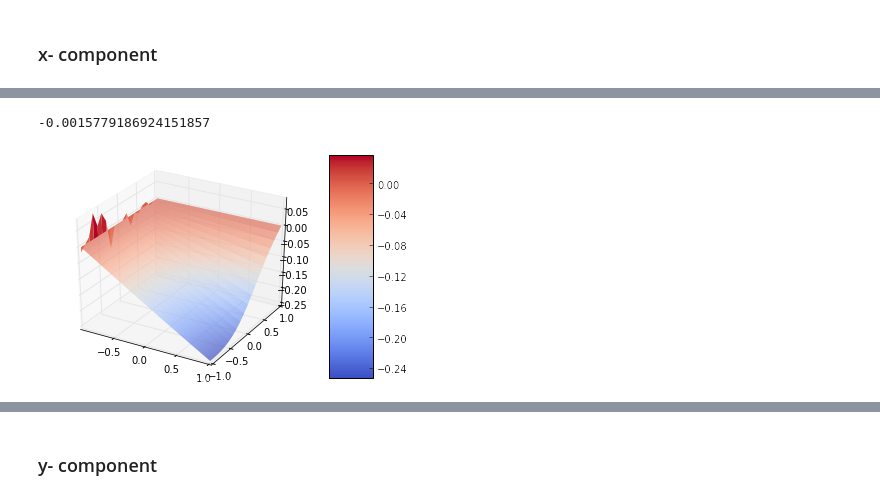
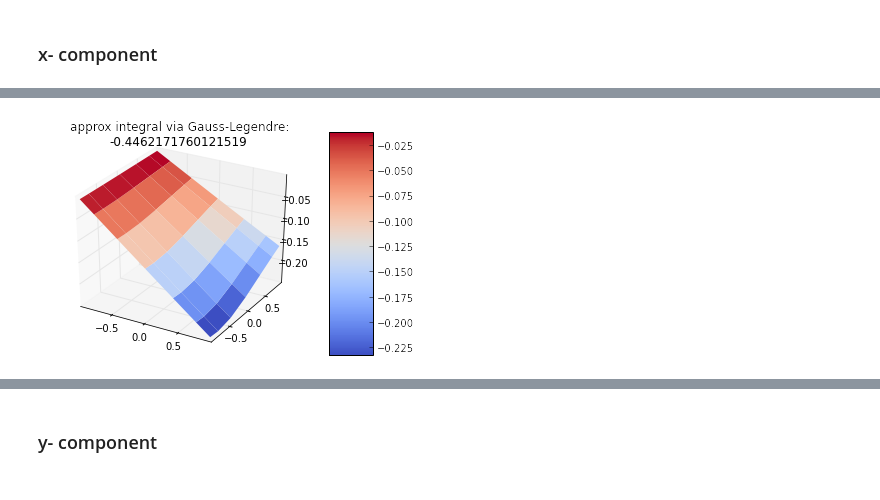
Before and after one commit to andy-c-huang/numerical-gems, a Jupyter notebook: duffy-transform-and-singularity-extraction.ipynb, the cells around one changed output, grey strips where cells are left out. Cells and saved outputs as stored; diff of their text form; code cells hidden in the pictures.

```diff
--- a/duffy-transform-and-singularity-extraction.ipynb
+++ b/duffy-transform-and-singularity-extraction.ipynb
@@ -537,27 +542,33 @@ display(dataDuffySing)
 # %%
-# asymptotic analysis
-
+# auxiliary functions
 dxp_dt1 = lambda D,t1,t2 : -0.5*D.c[0] + 0.5*(1.-(t2+1.)/2.)*D.a[0] + (t2+1.)/4.*D.b[0]
 dyp_dt1 = lambda D,t1,t2 : -0.5*D.c[1] + 0.5*(1.-(t2+1.)/2.)*D.a[1] + (t2+1.)/4.*D.b[1]
 dzp_dt1 = lambda D,t1,t2 : -0.5*D.c[2] + 0.5*(1.-(t2+1.)/2.)*D.a[2] + (t2+1.)/4.*D.b[2]
 fk = lambda D,t2 : numpy.linalg.norm([dxp_dt1(D,-1,t2), dyp_dt1(D,-1,t2), dzp_dt1(D,-1,t2)])
 fkcubed = lambda D,t2 : numpy.power(fk(D,t2),3.)
 
-T = Triangle((.2,0,0),(0,.2,0),(0,0,0))
+#T = Triangle((.2,0,0),(0,.2,0),(0,0,0))
+T = Triangle((0.13,-0.02,0),\
+             (0.13,+0.15,0),\
+             (0,0,0))
 rp = (0,0,0)
-f = lambda t1,t2 : 1./((t1+1.) * fkcubed(T,t2)) * dxp_dt1(T,-1,t2)
-g = lambda t1,t2 : gradg_x(T.coordsDuffy([t1,t2]),rp,k0) * (t1 + 1.)
-x = numpy.linspace(-1+1E-12,1.,1000)
 
+# singular integrand (kernel), model, and extraction result
 model = lambda D,t1,t2 : 1./((t1+1.) * fkcubed(D,t2)) * dxp_dt1(D,-1,t2)
 kernel = lambda D,t1,t2 : gradg_x(D.coordsDuffy([t1,t2]),rp,k0) * (t1 + 1.)
 extracted = lambda D,t1,t2 : model(D,t1,t2) + kernel(D,t1,t2)
 
-t2array = list(numpy.linspace(-1,1.,20))
-for t2 in t2array:
-    plt.plot(x, [numpy.imag(model(T,p,t2)+kernel(T,p,t2)) for p in x],label=str(t2)+' sum')
+# plot slices over the interval t1 \in (-1,1) with t2 fixed
+t1array = numpy.polynomial.legendre.leggauss(100)[0]
+t2array = numpy.polynomial.legendre.leggauss(100)[0]
+
+for t2 in list(t2array)[::10]:
+    plt.plot(t1array, [numpy.real(model(T,p,t2)) for p in t1array],label='t2='+str(t2)+' model slice')
+    plt.plot(t1array, [numpy.real(kernel(T,p,t2)) for p in t1array],label='t2='+str(t2)+' kernel slice')
+    plt.plot(t1array, [numpy.real(extracted(T,p,t2)) for p in t1array],label='t2='+str(t2)+' extracted slice')
+
 plt.xlim([-1,1])
-plt.ylim([-20,20])
-plt.legend()
+plt.ylim([-200,200])
+plt.legend(loc="upper left", bbox_to_anchor=(1,1))
 plt.show()
 # %% [output]
@@ -565,27 +587,32 @@ plt.show()
 # %%
 %matplotlib inline
 
 from mpl_toolkits.mplot3d import Axes3D
 import matplotlib.pyplot as plt
 import numpy as np
 
-X = x
-Y = numpy.array(t2array)
+t1array, w1array = numpy.polynomial.legendre.leggauss(7)
+t2array, w2array = numpy.polynomial.legendre.leggauss(7)
+
+X = t1array
+Y = t2array
 X, Y = np.meshgrid(X, Y)
 Z = 0.0*X
-for i in range(len(x)):
+I = 0.0*X
+
+for i in range(len(t1array)):
     for j in range(len(t2array)):
-        Z[j][i] = numpy.real(extracted(T,x[i],t2array[j]))
+        Z[j][i] = numpy.real(extracted(T,t1array[i],t2array[j]))
+        I[j][i] = Z[j][i]*w1array[i]*w2array[j]
 
-print numpy.sum(Z)/numpy.power(len(x),2.)
 fig = plt.figure()
 ax = fig.gca(projection='3d')
 #surf = ax.plot_surface(X, Y, Z, rstride=1, cstride=1, cmap='coolwarm', linewidth=0, antialiased=False)
 surf = ax.plot_surface(X, Y, Z, rstride=1, cstride=1, cmap='coolwarm', linewidth=0, antialiased=True)
 #ax.set_zlim(-1.01, 1.01)
 
 fig.colorbar(surf, aspect=5)
+plt.title('approx integral via Gauss-Legendre:\n'+str(numpy.sum(I)))
 plt.show()
 # %% [output]
--0.0015779186924151857
-[figure, old version]
+[figure, new version]
```
Also changed, not shown: parts of 25 cells of this notebook.
